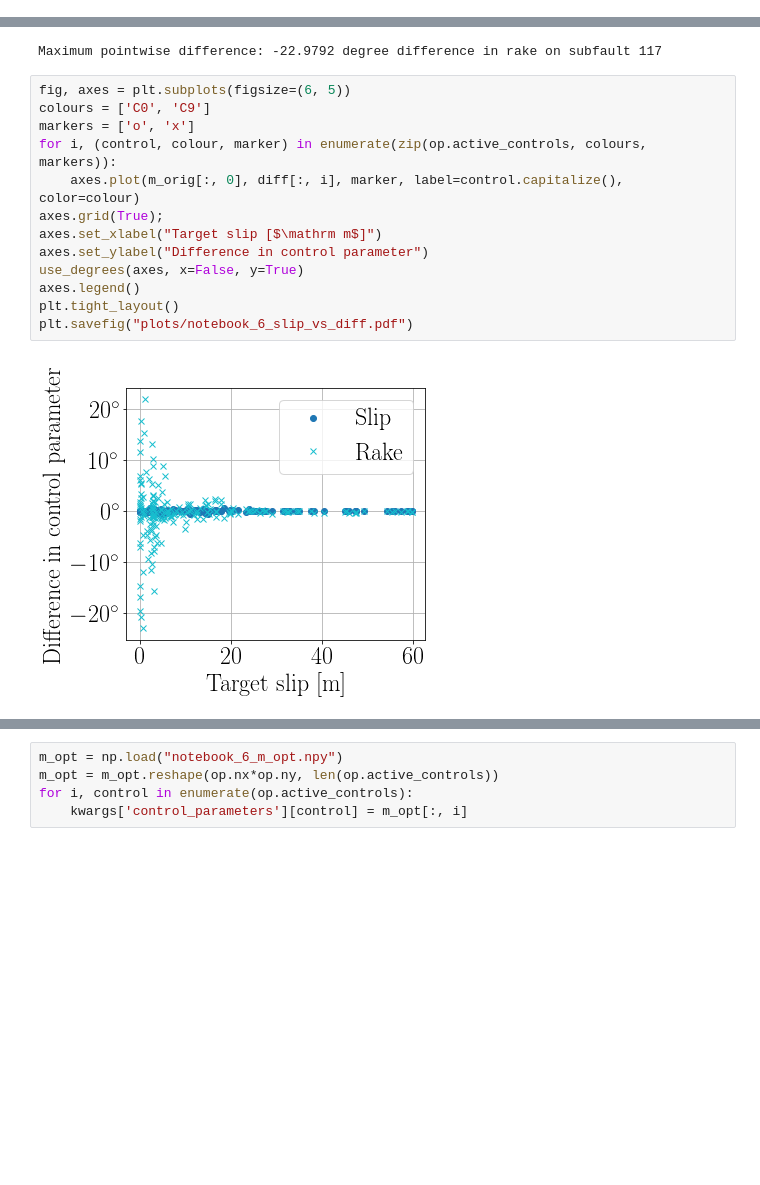
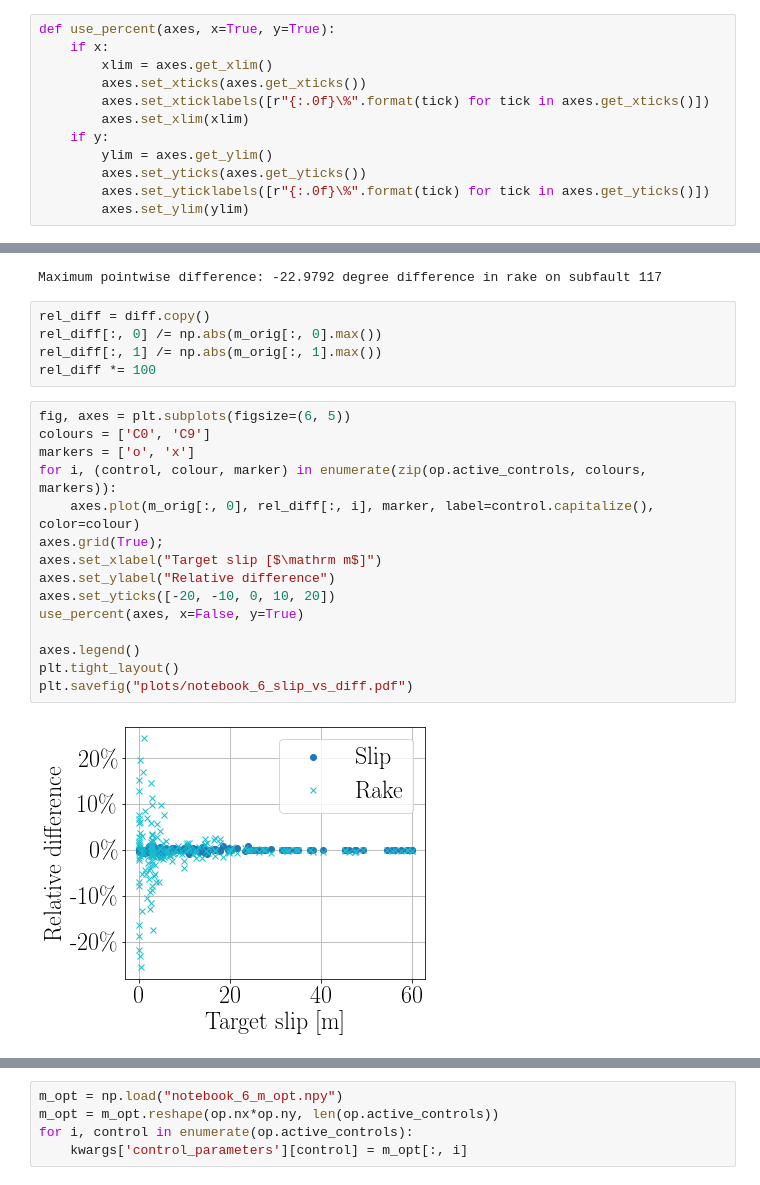
Before and after one commit to jwallwork23/adapt_utils_notebooks, a Jupyter notebook: case_studies/tohoku/02-okada/06-invert-okada-slip-and-rake-only.ipynb, the cells around one changed output, grey strips where cells are left out. Cells and saved outputs as stored; diff of their text form; blank space fills up the shorter version.

```diff
--- a/case_studies/tohoku/02-okada/06-invert-okada-slip-and-rake-only.ipynb
+++ b/case_studies/tohoku/02-okada/06-invert-okada-slip-and-rake-only.ipynb
@@ -24,6 +24,18 @@ def use_degrees(axes, x=True, y=True):
         axes.set_yticks(axes.get_yticks())
         axes.set_yticklabels([r"${:.0f}^\circ$".format(tick) for tick in axes.get_yticks()])
         axes.set_ylim(ylim)
+# %%
+def use_percent(axes, x=True, y=True):
+    if x:
+        xlim = axes.get_xlim()
+        axes.set_xticks(axes.get_xticks())
+        axes.set_xticklabels([r"{:.0f}\%".format(tick) for tick in axes.get_xticks()])
+        axes.set_xlim(xlim)
+    if y:
+        ylim = axes.get_ylim()
+        axes.set_yticks(axes.get_yticks())
+        axes.set_yticklabels([r"{:.0f}\%".format(tick) for tick in axes.get_yticks()])
+        axes.set_ylim(ylim)
 # %% [markdown]
 # Inverting the Okada model for slip and rake only
 
@@ -296,21 +308,28 @@ loc = np.unravel_index(np.argmax(np.abs(diff), axis=None), diff.shape)
 print(msg.format(diff[loc], op.active_controls[loc[1]], loc[0]))
 # %% [output]
 Maximum pointwise difference: -22.9792 degree difference in rake on subfault 117
+# %%
+rel_diff = diff.copy()
+rel_diff[:, 0] /= np.abs(m_orig[:, 0].max())
+rel_diff[:, 1] /= np.abs(m_orig[:, 1].max())
+rel_diff *= 100
 # %%
 fig, axes = plt.subplots(figsize=(6, 5))
 colours = ['C0', 'C9']
 markers = ['o', 'x']
 for i, (control, colour, marker) in enumerate(zip(op.active_controls, colours, markers)):
-    axes.plot(m_orig[:, 0], diff[:, i], marker, label=control.capitalize(), color=colour)
+    axes.plot(m_orig[:, 0], rel_diff[:, i], marker, label=control.capitalize(), color=colour)
 axes.grid(True);
 axes.set_xlabel("Target slip [$\mathrm m$]")
-axes.set_ylabel("Difference in control parameter")
-use_degrees(axes, x=False, y=True)
+axes.set_ylabel("Relative difference")
+axes.set_yticks([-20, -10, 0, 10, 20])
+use_percent(axes, x=False, y=True)
+
 axes.legend()
 plt.tight_layout()
 plt.savefig("plots/notebook_6_slip_vs_diff.pdf")
 # %% [output]
-[figure, old version]
+[figure, new version]
 # %%
 fig, axes = plt.subplots(figsize=(6, 5))
 colours = ['C0', 'C9']
```
Also changed, not shown: parts of 1 cell of this notebook, 1 other file.
